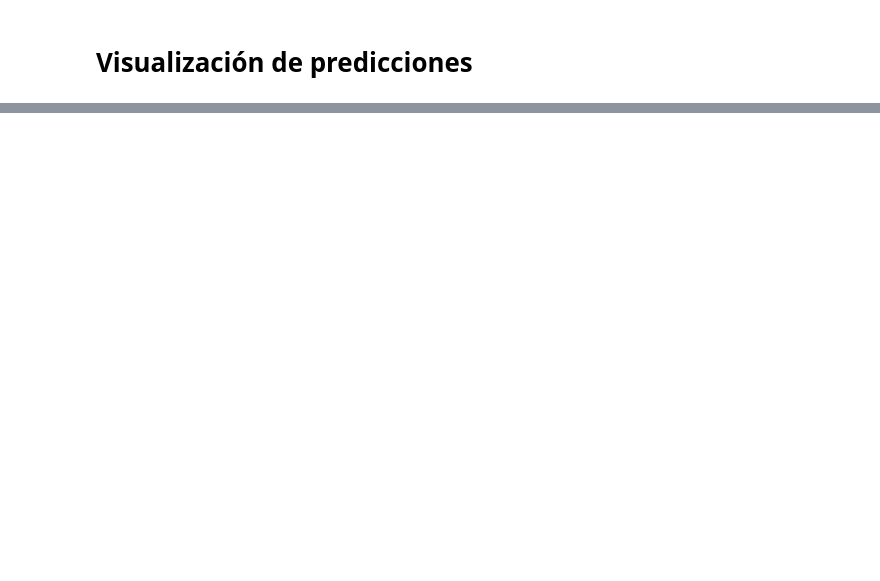
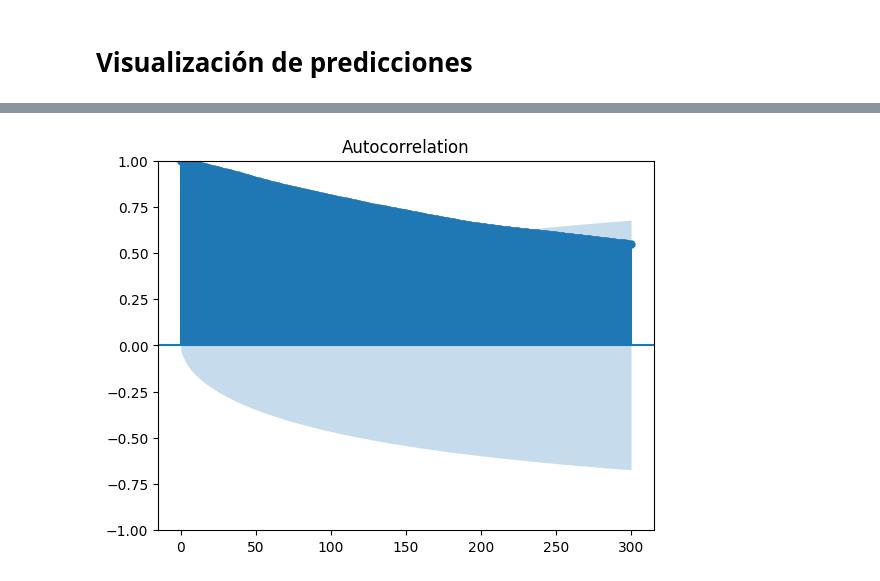
Before and after one commit to edreyesc/ProyectoFinal, a Jupyter notebook: proyectoFinal.ipynb, the cells around one changed output, grey strips where cells are left out. Cells and saved outputs as stored; diff of their text form; code cells hidden in the pictures; blank space fills up the shorter version.

```diff
--- a/proyectoFinal.ipynb
+++ b/proyectoFinal.ipynb
@@ -168,0 +305,7 @@ plt.show()
+# %%
+from statsmodels.graphics.tsaplots import plot_acf, plot_pacf
+
+plot_acf(df_sorted['Price'], lags=300)
+plt.show()
+# %% [output]
+[figure, added]
```
Also changed, not shown: parts of 50 cells of this notebook.
